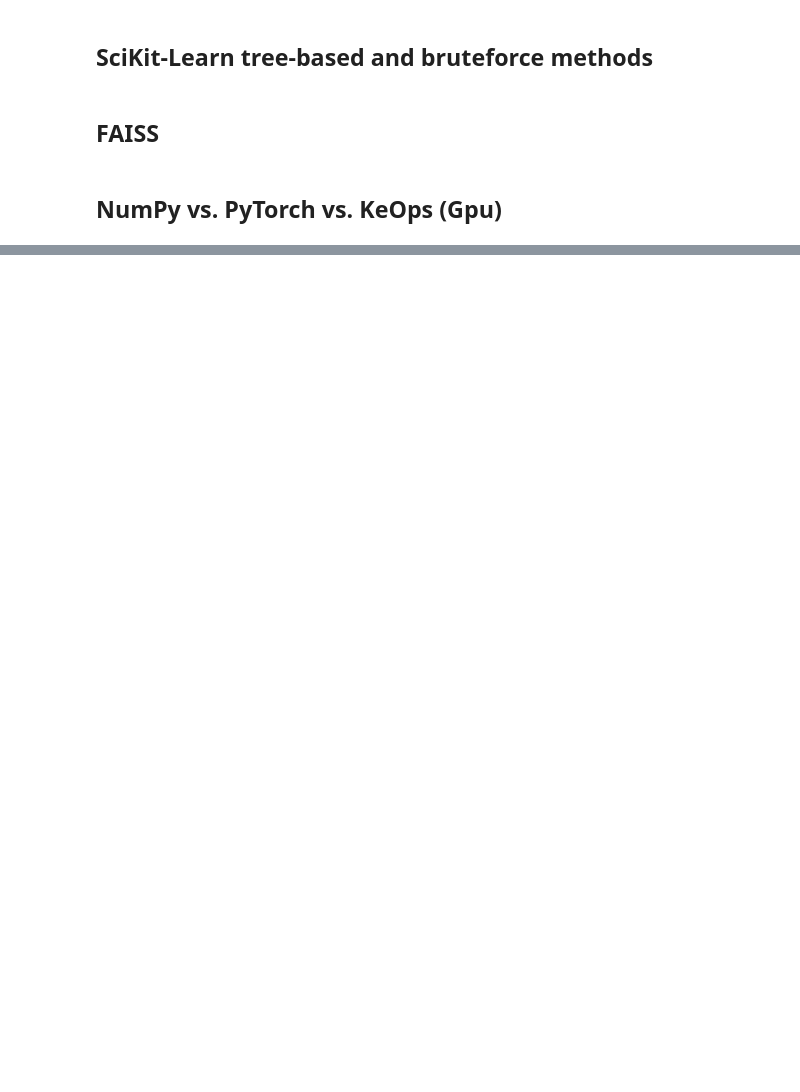
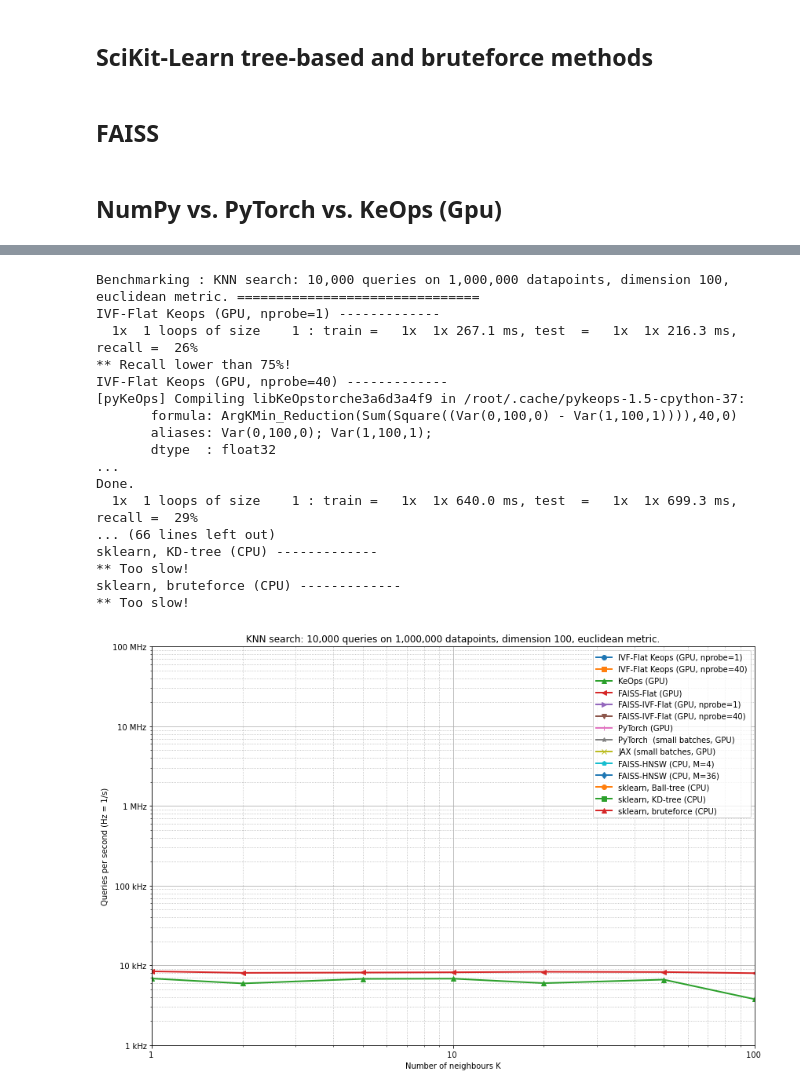
Before and after one commit to huddyyeo/keops_project, a Jupyter notebook: KNN/benchmarking/plot_benchmark_KNN.ipynb, the cells around one changed output, grey strips where cells are left out. Drawn from its saved outputs; the diff is of its cells as text; code cells hidden in the pictures; blank space fills up the shorter version.

```diff
--- a/KNN/benchmarking/plot_benchmark_KNN.ipynb
+++ b/KNN/benchmarking/plot_benchmark_KNN.ipynb
@@ -901,0 +701,21 @@ Done.
+# %%
+run_KNN_benchmark("R^D d")
+# %% [output]
+Benchmarking : KNN search: 10,000 queries on 1,000,000 datapoints, dimension 100, euclidean metric. ===============================
+IVF-Flat Keops (GPU, nprobe=1) -------------
+  1x  1 loops of size    1 : train =   1x  1x 267.1 ms, test  =   1x  1x 216.3 ms, recall =  26%
+** Recall lower than 75%!
+IVF-Flat Keops (GPU, nprobe=40) -------------
+[pyKeOps] Compiling libKeOpstorche3a6d3a4f9 in /root/.cache/pykeops-1.5-cpython-37:
+       formula: ArgKMin_Reduction(Sum(Square((Var(0,100,0) - Var(1,100,1)))),40,0)
+       aliases: Var(0,100,0); Var(1,100,1);
+       dtype  : float32
+...
+Done.
+  1x  1 loops of size    1 : train =   1x  1x 640.0 ms, test  =   1x  1x 699.3 ms, recall =  29%
+... (66 lines left out)
+sklearn, KD-tree (CPU) -------------
+** Too slow!
+sklearn, bruteforce (CPU) -------------
+** Too slow!
+[figure, added]
```
Also changed, not shown: parts of 31 cells of this notebook, 5 other files.
